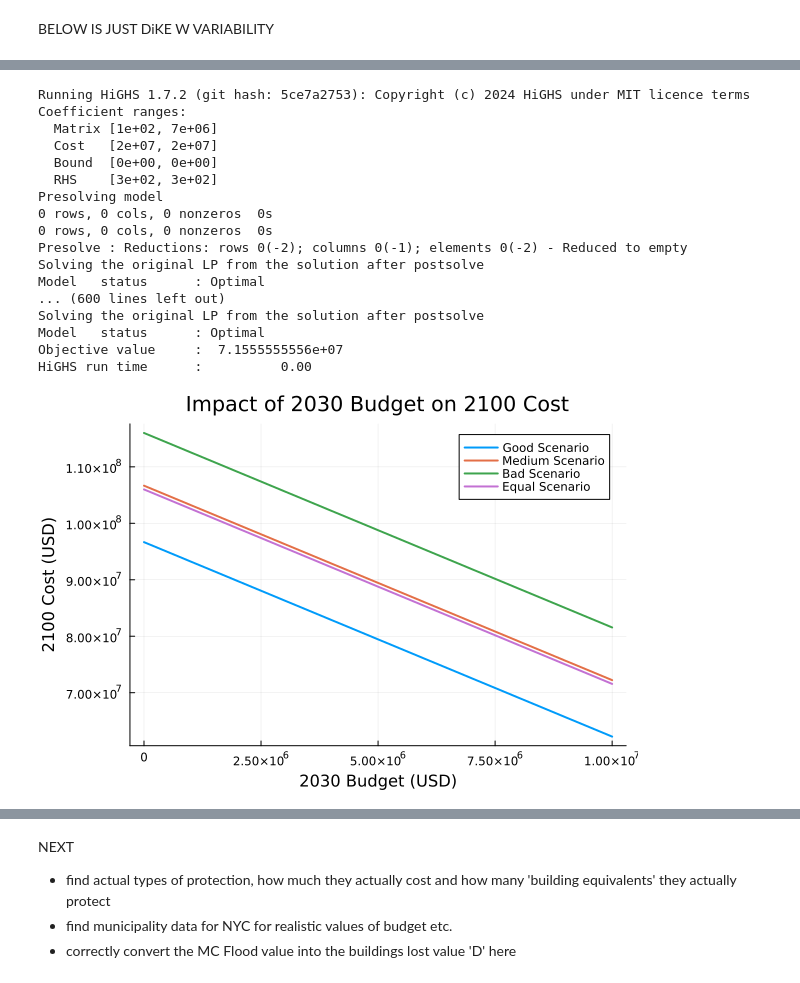
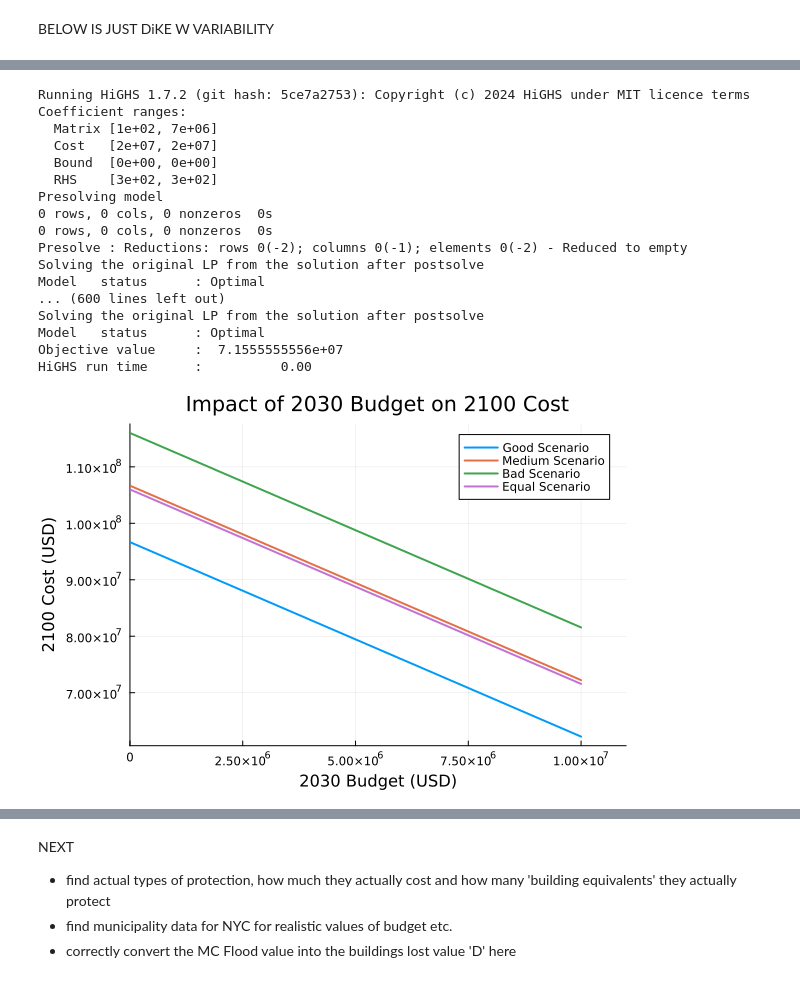
Before and after one commit to TismarkBoham/SLR-LP-4750, a Jupyter notebook: SLR-LP.ipynb, the cells around one changed output, grey strips where cells are left out. Drawn from its saved outputs; the diff is of its cells as text; code cells hidden in the pictures.

```diff
--- a/SLR-LP.ipynb
+++ b/SLR-LP.ipynb
@@ -366,39 +362,40 @@ plot(
     xlabel = "2030 Budget (USD)",
     ylabel = "2100 Cost (USD)",
     title = "Impact of 2030 Budget on 2100 Cost",
-    lw = 2
-)
+    lw = 2,
+    xlims = (0, 1.1*10^7)
+    )
 plot!(
     budgets, results[i2],
     label = "Medium Scenario",
     lw = 2
 )
 plot!(
     budgets, results[i3],
     label = "Bad Scenario",
     lw = 2
 )
 plot!(
     budgets, results[i4],
     label = "Equal Scenario",
     lw = 2
 )
 # %% [output]
 Running HiGHS 1.7.2 (git hash: 5ce7a2753): Copyright (c) 2024 HiGHS under MIT licence terms
 Coefficient ranges:
   Matrix [1e+02, 7e+06]
   Cost   [2e+07, 2e+07]
   Bound  [0e+00, 0e+00]
   RHS    [3e+02, 3e+02]
 Presolving model
 0 rows, 0 cols, 0 nonzeros  0s
 0 rows, 0 cols, 0 nonzeros  0s
 Presolve : Reductions: rows 0(-2); columns 0(-1); elements 0(-2) - Reduced to empty
 Solving the original LP from the solution after postsolve
 Model   status      : Optimal
 ... (600 lines left out)
 Solving the original LP from the solution after postsolve
 Model   status      : Optimal
 Objective value     :  7.1555555556e+07
 HiGHS run time      :          0.00
-[figure, old version]
+[figure, new version]
```
Also changed, not shown: parts of 6 cells of this notebook.
